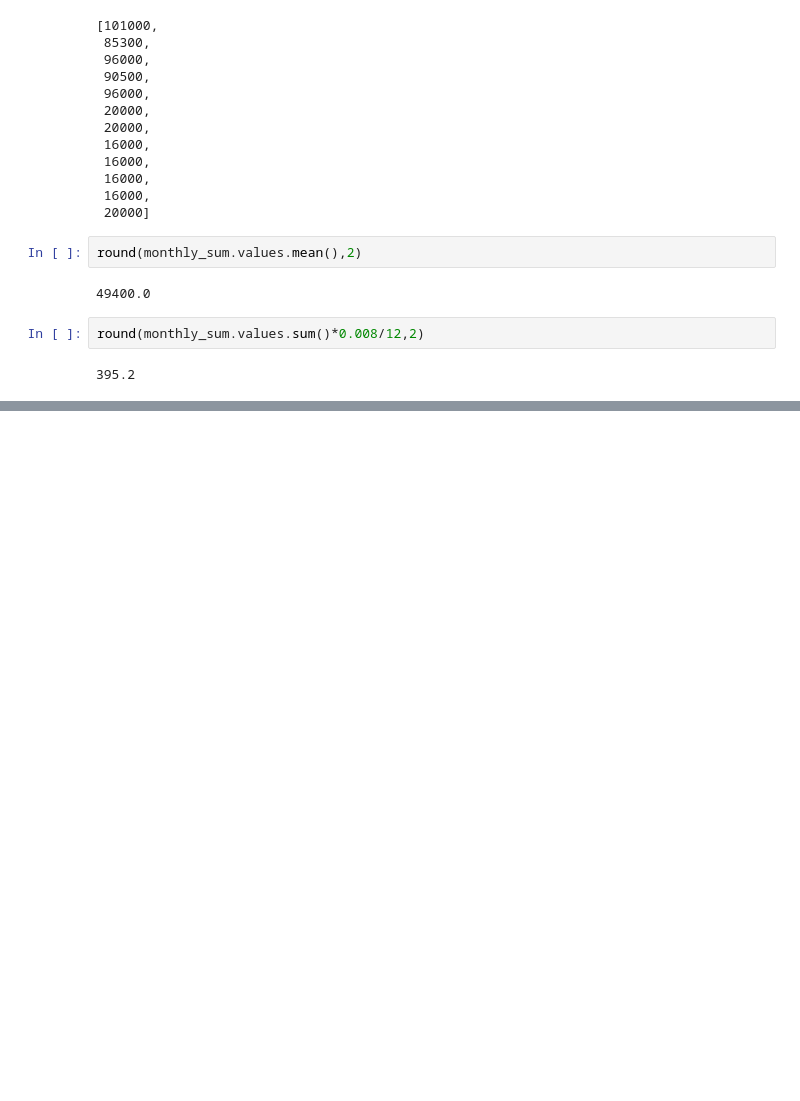
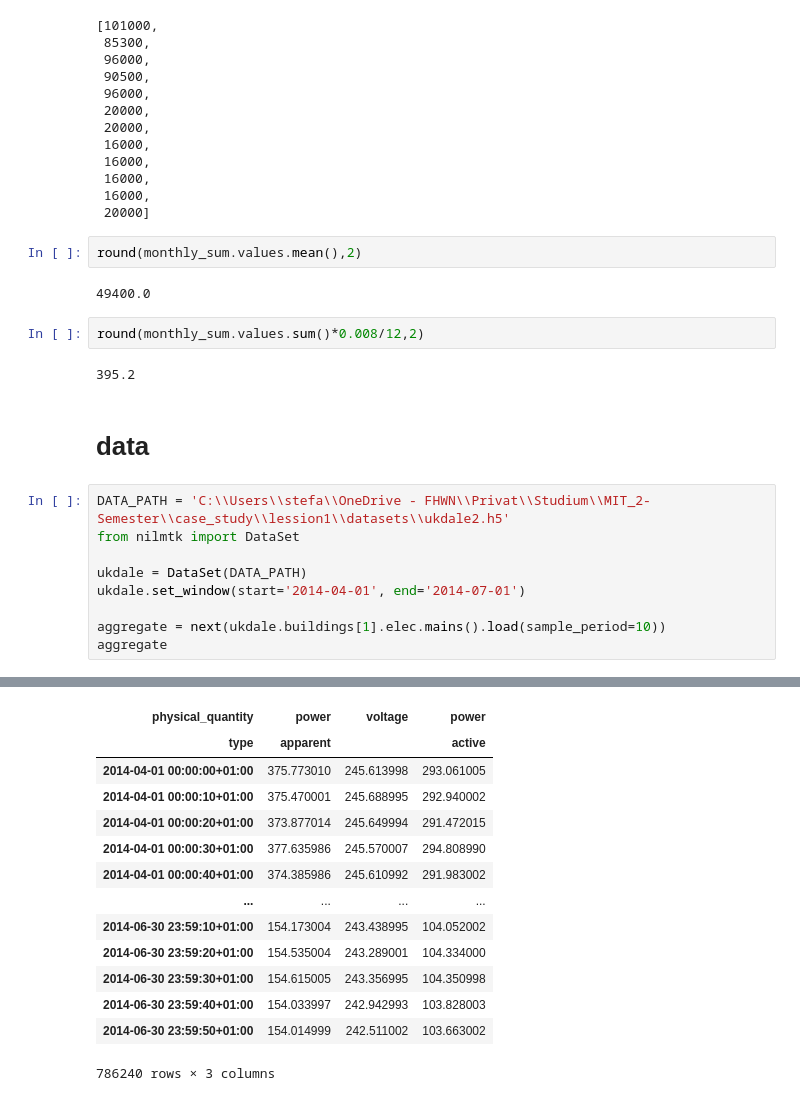
Before and after one commit to SDim44/nilm-dashboard, a Jupyter notebook: Test.ipynb, the cells around one changed output, grey strips where cells are left out. Saved outputs shown, nothing was run; the diff lists cells and outputs as text; blank space fills up the shorter version.

```diff
--- a/Test.ipynb
+++ b/Test.ipynb
@@ -35,3 +35,15 @@ round(monthly_sum.values.mean(),2)
 round(monthly_sum.values.sum()*0.008/12,2)
 # %% [output]
 395.2
+# %% [markdown]
+# data
+# %%
+DATA_PATH = 'C:\\Users\\stefa\\OneDrive - FHWN\\Privat\\Studium\\MIT_2-Semester\\case_study\\lession1\\datasets\\ukdale2.h5'
+from nilmtk import DataSet
+
+ukdale = DataSet(DATA_PATH)
+ukdale.set_window(start='2014-04-01', end='2014-07-01')
+
+aggregate = next(ukdale.buildings[1].elec.mains().load(sample_period=10))
+aggregate
+# %% [output]
@@ -37,0 +54,14 @@ round(monthly_sum.values.sum()*0.008/12,2)
+| physical_quantity | power | voltage | power |
+| type | apparent |  | active |
+| 2014-04-01 00:00:00+01:00 | 375.773010 | 245.613998 | 293.061005 |
+| 2014-04-01 00:00:10+01:00 | 375.470001 | 245.688995 | 292.940002 |
+| 2014-04-01 00:00:20+01:00 | 373.877014 | 245.649994 | 291.472015 |
+| 2014-04-01 00:00:30+01:00 | 377.635986 | 245.570007 | 294.808990 |
+| 2014-04-01 00:00:40+01:00 | 374.385986 | 245.610992 | 291.983002 |
+| ... | ... | ... | ... |
+| 2014-06-30 23:59:10+01:00 | 154.173004 | 243.438995 | 104.052002 |
+| 2014-06-30 23:59:20+01:00 | 154.535004 | 243.289001 | 104.334000 |
+| 2014-06-30 23:59:30+01:00 | 154.615005 | 243.356995 | 104.350998 |
+| 2014-06-30 23:59:40+01:00 | 154.033997 | 242.942993 | 103.828003 |
+| 2014-06-30 23:59:50+01:00 | 154.014999 | 242.511002 | 103.663002 |
+786240 rows × 3 columns
```
Also changed, not shown: parts of 10 cells of this notebook, 10 other files.
